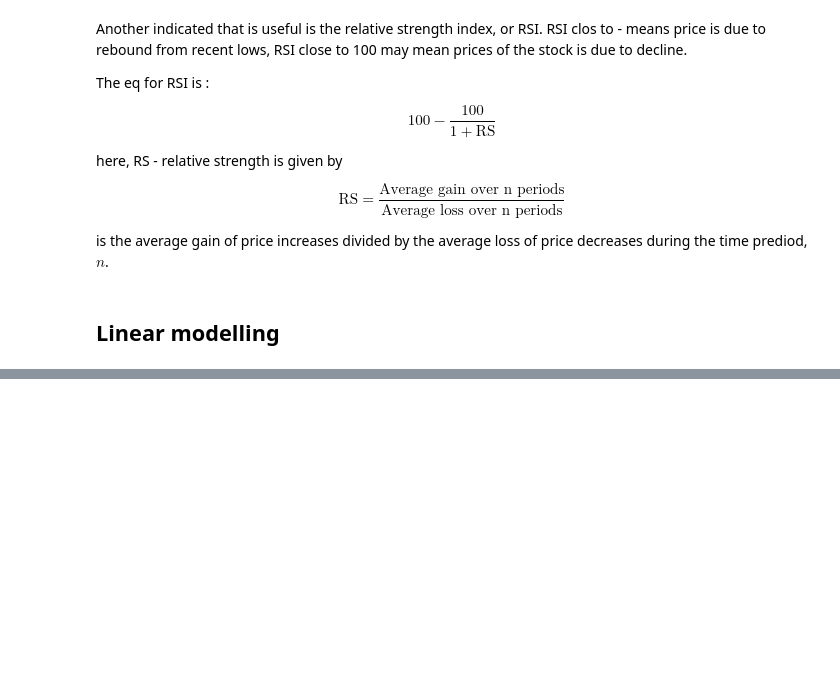
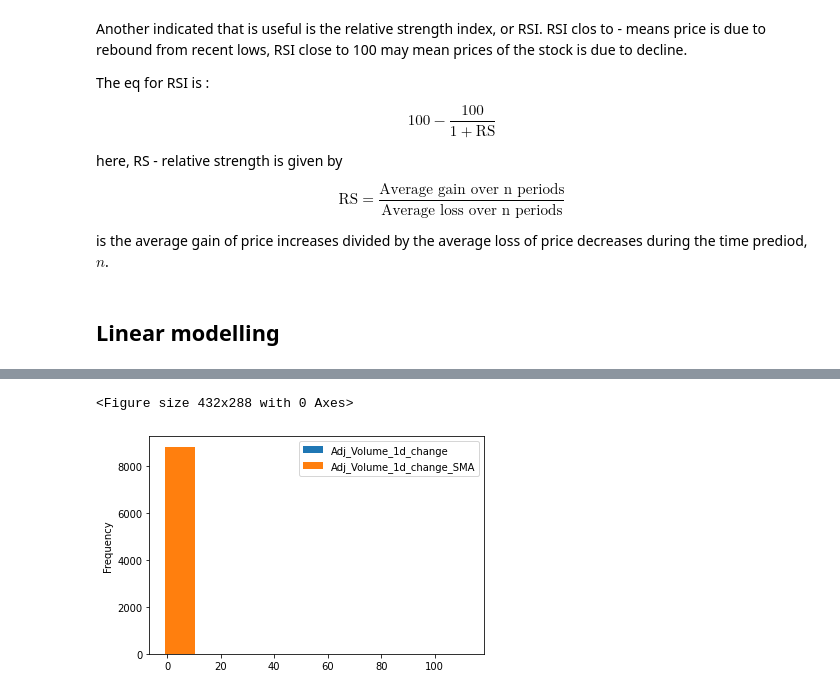
Before and after one commit to dt448/ml_for_finance, a Jupyter notebook: Predicting Stock Price using Clasical ML methods.ipynb, the cells around one changed output, grey strips where cells are left out. Saved outputs shown, nothing was run; the diff lists cells and outputs as text; code cells hidden in the pictures; blank space fills up the shorter version.

```diff
--- a/Predicting Stock Price using Clasical ML methods.ipynb
+++ b/Predicting Stock Price using Clasical ML methods.ipynb
@@ -101,0 +176,18 @@ feature_target_df = amd_df[feature_names + ['10d_future_close_pct']]
+# %%
+# Create 2 new volume features, 1-day % change and 5-day SMA of the % change
+new_features = ['Adj_Volume_1d_change', 'Adj_Volume_1d_change_SMA']
+feature_names.extend(new_features)
+amd_df["Adj_Volume_1d_change"] = amd_df['Adj_Volume'].pct_change()
+amd_df["Adj_Volume_1d_change_SMA"] = talib.SMA(amd_df["Adj_Volume_1d_change"].values,
+                        timeperiod=5)
+# %%
+# Create 2 new volume features, 1-day % change and 5-day SMA of the % change
+new_features = ['Adj_Volume_1d_change', 'Adj_Volume_1d_change_SMA']
+
+# Plot histogram of volume % change data
+plt.clf()
+amd_df[new_features].plot(kind='hist', sharex=False, bins=10)
+plt.show()
+# %% [output]
+<Figure size 432x288 with 0 Axes>
+[figure, added]
```
Also changed, not shown: parts of 9 cells of this notebook.
